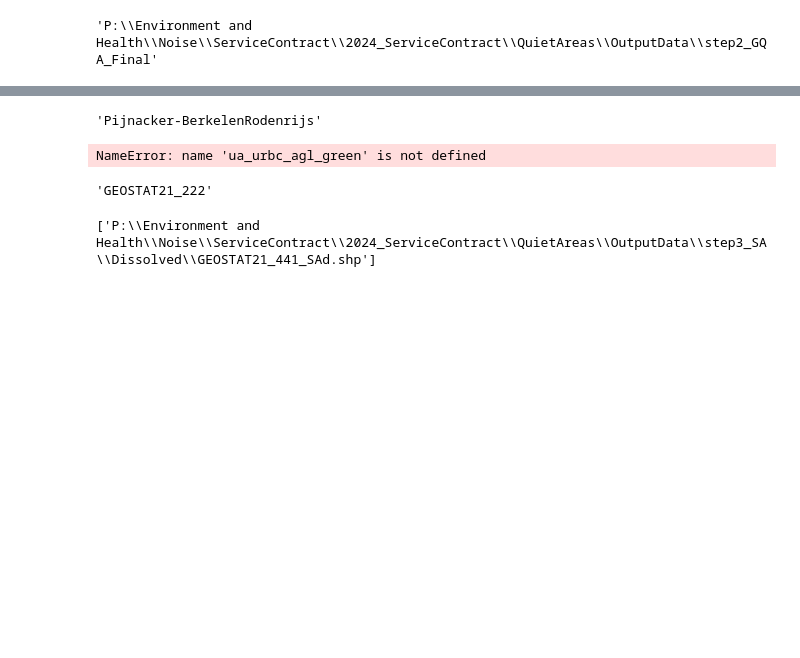
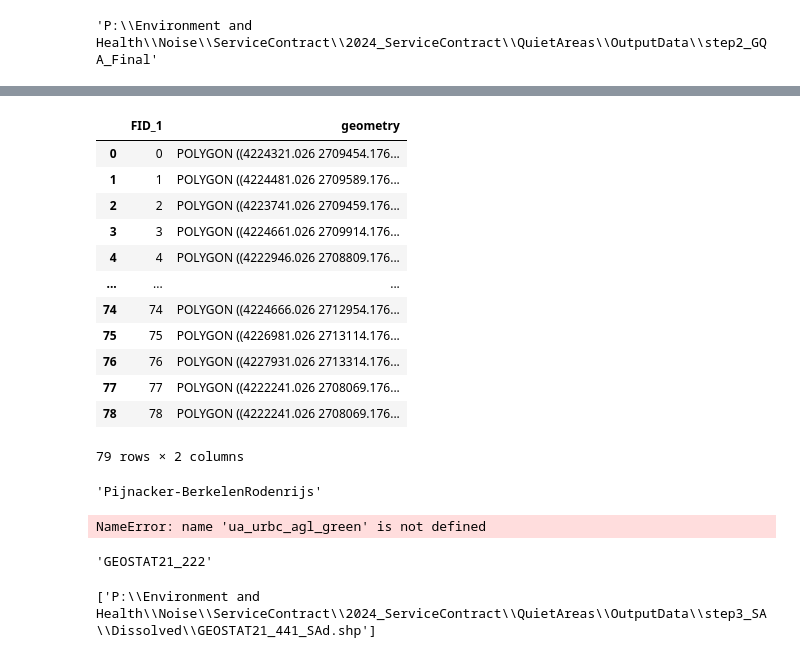
Before and after one commit to ubachr/GQA, a Jupyter notebook: dev/04_Computing_Pop_asDGREGIO.ipynb, the cells around one changed output, grey strips where cells are left out. Drawn from its saved outputs; the diff is of its cells as text; code cells hidden in the pictures; blank space fills up the shorter version.

```diff
--- a/dev/04_Computing_Pop_asDGREGIO.ipynb
+++ b/dev/04_Computing_Pop_asDGREGIO.ipynb
@@ -461,3 +649,19 @@ for sa_name in SA_ls:
+# %%
+SA_GQA_total
+# %% [output]
+|  | FID_1 | geometry |
+| 0 | 0 | POLYGON ((4224321.026 2709454.176... |
+| 1 | 1 | POLYGON ((4224481.026 2709589.176... |
+| 2 | 2 | POLYGON ((4223741.026 2709459.176... |
+| 3 | 3 | POLYGON ((4224661.026 2709914.176... |
+| 4 | 4 | POLYGON ((4222946.026 2708809.176... |
+| ... | ... | ... |
+| 74 | 74 | POLYGON ((4224666.026 2712954.176... |
+| 75 | 75 | POLYGON ((4226981.026 2713114.176... |
+| 76 | 76 | POLYGON ((4227931.026 2713314.176... |
+| 77 | 77 | POLYGON ((4222241.026 2708069.176... |
+| 78 | 78 | POLYGON ((4222241.026 2708069.176... |
+79 rows × 2 columns
 # %%
 codes.query(f'HDENS_CLST=="{uc_code}"').HDENS_NAME.values[0].strip().replace(" ", "").replace("/", "-")
 # %% [output]
```
Also changed, not shown: parts of 8 cells of this notebook.
